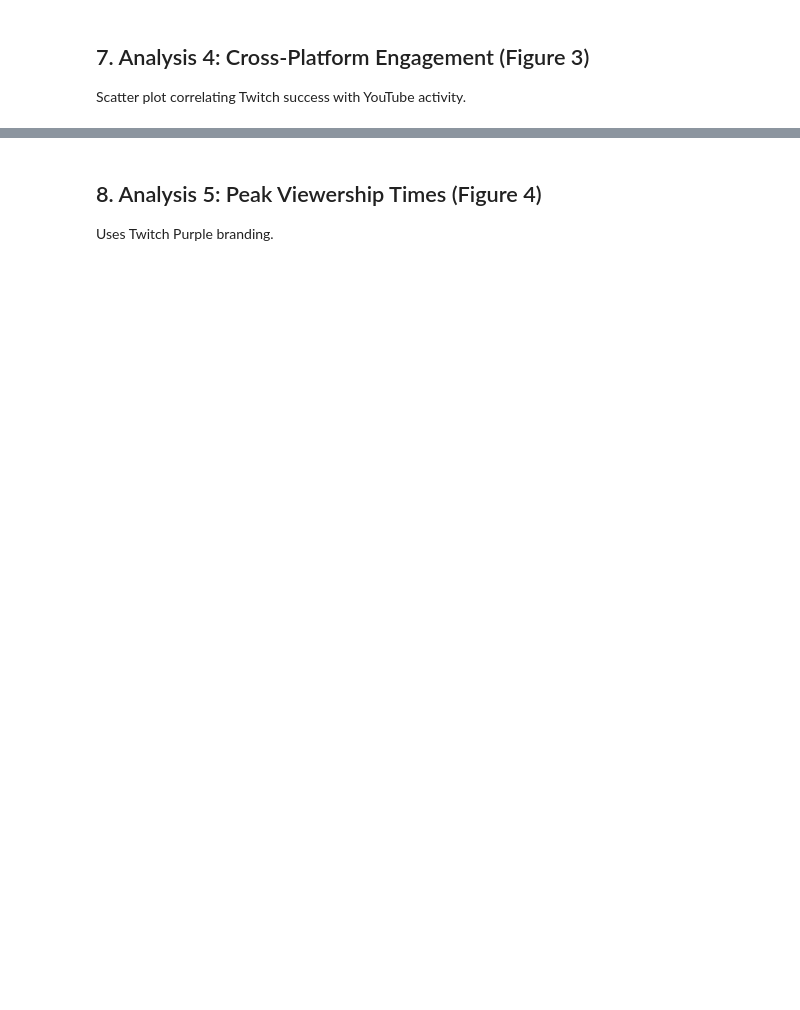
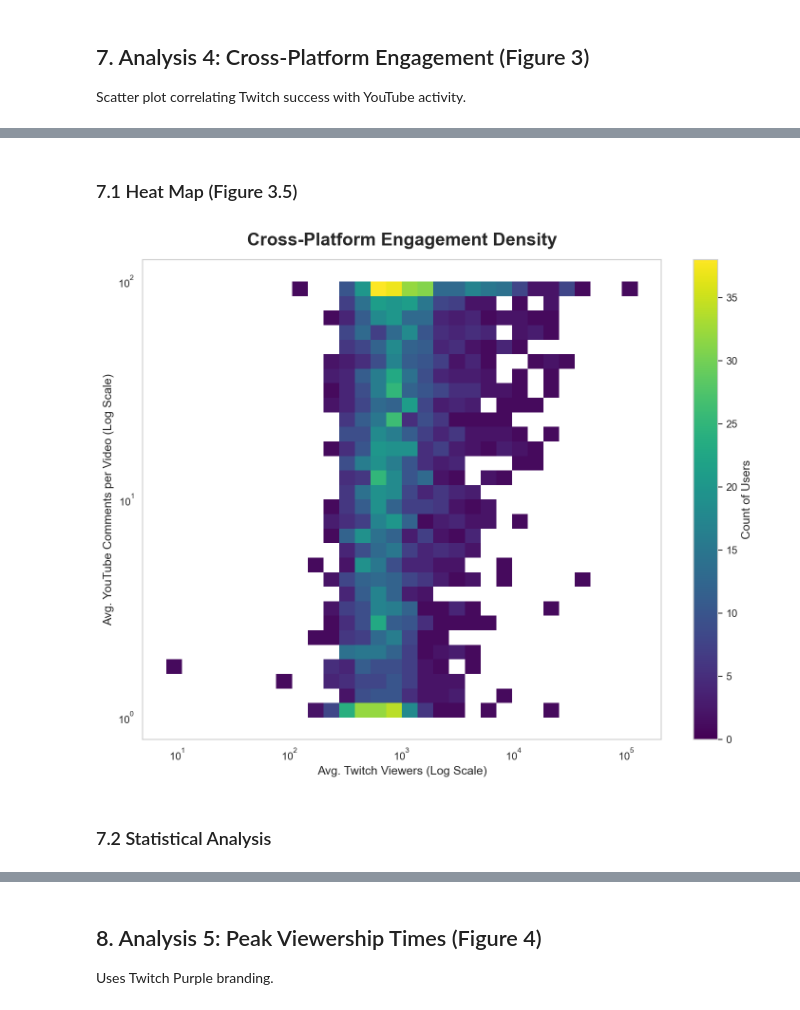
Before and after one commit to AlexMicael/IRL-Ecosystem-Pipeline, a Jupyter notebook: data_analysis.ipynb, the cells around one changed output, grey strips where cells are left out. Saved outputs shown, nothing was run; the diff lists cells and outputs as text; code cells hidden in the pictures; blank space fills up the shorter version.

```diff
--- a/data_analysis.ipynb
+++ b/data_analysis.ipynb
@@ -380,0 +383,58 @@ else:
+# %% [markdown]
+### 7.1 Heat Map (Figure 3.5)
+# %%
+required_dfs = ['twitch_df', 'comments_df', 'videos_df', 'map_df', 'users_df']
+missing_dfs = [df for df in required_dfs if df not in globals()]
+
+if not missing_dfs:
+    # Aggregate Twitch
+    avg_twitch_viewers = twitch_df.groupby('user_id')['viewer_count'].mean().reset_index()
+
+    # Aggregate YouTube
+    comments_per_video = comments_df.groupby('video_id').size().reset_index(name='comment_count')
+
+    if not comments_per_video.empty and not avg_twitch_viewers.empty:
+        # Merging logic
+        video_comment_counts = pd.merge(videos_df, comments_per_video, on='video_id')
+        avg_yt_comments = video_comment_counts.groupby('channel_id')['comment_count'].mean().reset_index()
+        mapped_yt_comments = pd.merge(avg_yt_comments, map_df, left_on='channel_id', right_on='youtube_channel_id')
+        mapped_users_yt = pd.merge(mapped_yt_comments, users_df, left_on='twitch_login_name', right_on='login_name')
+        cross_platform_df = pd.merge(avg_twitch_viewers, mapped_users_yt, on='user_id')
+
+        if not cross_platform_df.empty:
+            plt.figure(figsize=(10, 8))
+
+            # REPLACED SCATTERPLOT WITH HISTPLOT (HEATMAP)
+            # log_scale=True handles the logarithmic binning automatically
+            h = sns.histplot(
+                data=cross_platform_df,
+                x='viewer_count',
+                y='comment_count',
+                bins=30,              # Adjusts resolution (higher = smaller squares)
+                log_scale=(True, True), # Crucial: Applies log scale to X and Y bins
+                cmap='viridis',        # Keeps your color theme
+                cbar=True,            # Adds the color bar legend
+                cbar_kws={'label': 'Count of Users'}
+            )
+
+            plt.title('Cross-Platform Engagement Density', weight='bold', pad=15)
+            plt.xlabel('Avg. Twitch Viewers (Log Scale)')
+            plt.ylabel('Avg. YouTube Comments per Video (Log Scale)')
+
+            # Grid isn't strictly necessary on heatmaps, but if you want it:
+            plt.grid(True, which="major", ls="--", alpha=0.3, color='white')
+
+            plt.tight_layout()
+            plt.savefig("figure_3.5_heatmap.png", dpi=300, bbox_inches='tight')
+            plt.show()
+
+        else:
+            print("Skipping Figure 3.5: No overlapping users found.")
+    else:
+        print("Skipping Figure 3.5: Insufficient data for aggregation.")
+else:
+    print(f"Skipping Figure 3.5: Missing required dataframes {missing_dfs}")
+# %% [output]
+[figure, added]
+# %% [markdown]
+### 7.2 Statistical Analysis
```
Also changed, not shown: parts of 21 cells of this notebook, 1 other file.
